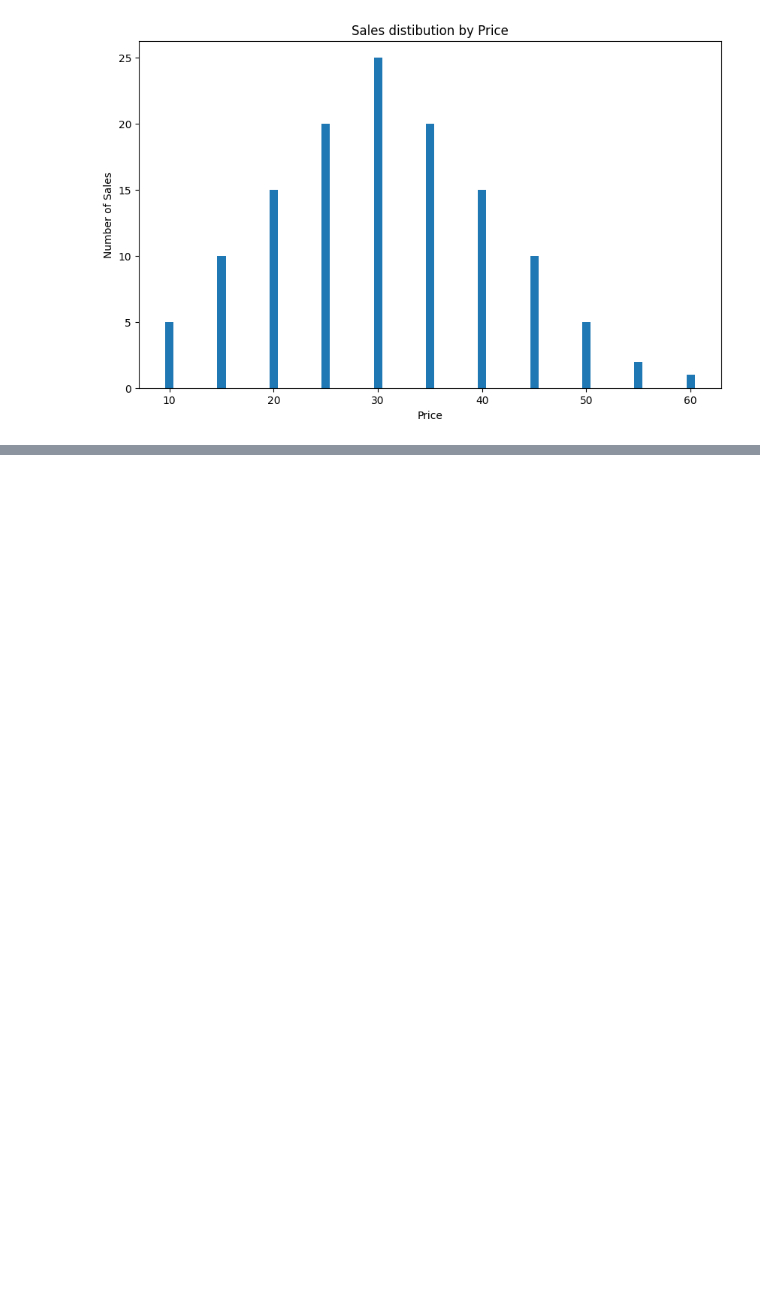
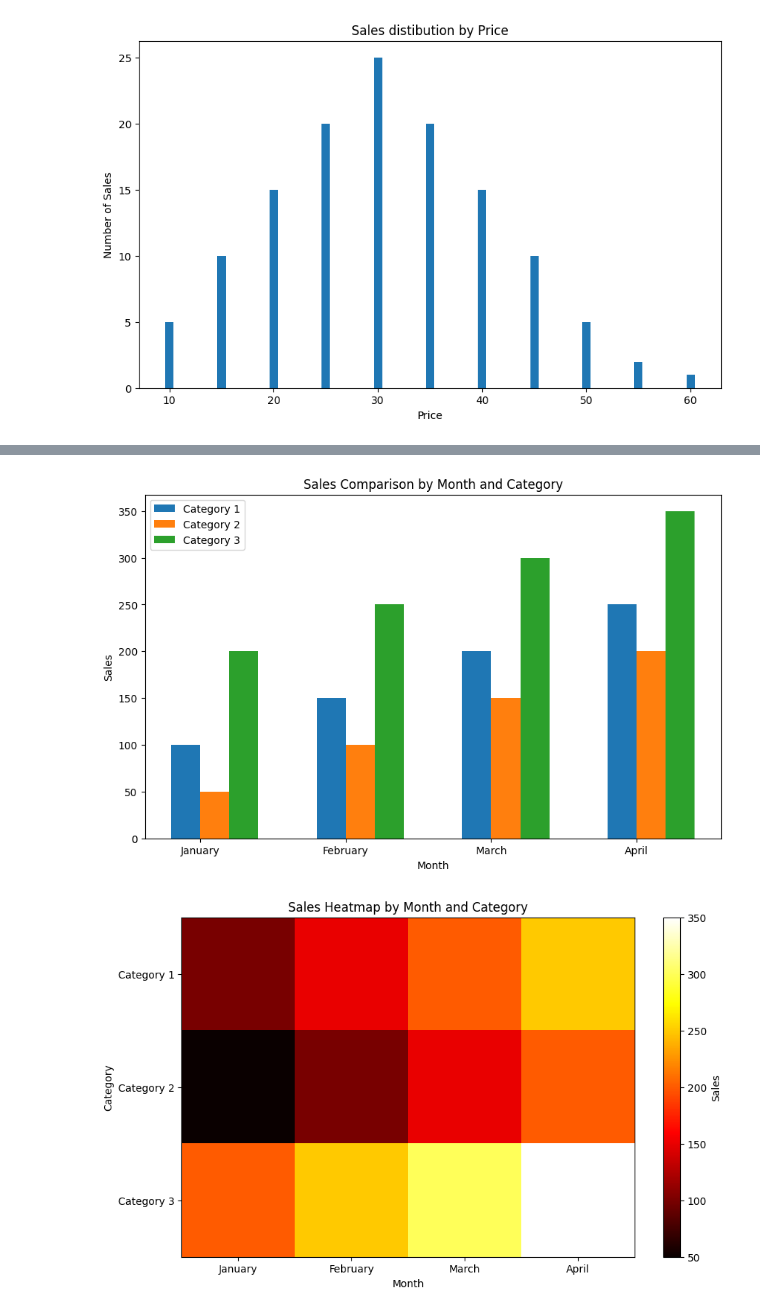
Before and after one commit to bertnyak/by-myself, a Jupyter notebook: jupyerLab/collected_data.ipynb, the cells around one changed output, grey strips where cells are left out. Saved outputs shown, nothing was run; the diff lists cells and outputs as text; code cells hidden in the pictures; blank space fills up the shorter version.

```diff
--- a/jupyerLab/collected_data.ipynb
+++ b/jupyerLab/collected_data.ipynb
@@ -135,0 +153,38 @@ plt.show()
+# %%
+import matplotlib.pyplot as plt
+import numpy as np
+
+categories = ['Category 1', 'Category 2', 'Category 3']
+month = ['January', 'February', 'March', 'April']
+sales = np.array([[100, 150, 200, 250], [50, 100, 150, 200], [200, 250, 300, 350]])
+
+plt.figure(figsize=(10, 6))
+bar_width = 0.2
+for i in range(len(categories)):
+    plt.bar(np.arange(len(month))+ i * bar_width,sales[i], width=bar_width, label=categories[i])
+
+plt.xlabel('Month')
+plt.ylabel('Sales')
+plt.title('Sales Comparison by Month and Category')
+plt.xticks(np.arange(len(month)) + bar_width * len(categories) - 1 / 2, month)
+plt.legend()
+plt.show()
+
+# Тепловая карта продаж по категориям и месяцам
+categories = ['Category 1', 'Category 2', 'Category 3']
+month = ['January', 'February', 'March', 'April']
+sales = np.array([[100, 150, 200, 250], [50, 100, 150, 200], [200, 250, 300, 350]])
+
+plt.figure(figsize=(10, 6))
+plt.imshow(sales, cmap='hot')
+
+plt.xlabel('Month')
+plt.ylabel('Category')
+plt.title('Sales Heatmap by Month and Category')
+plt.xticks(np.arange(len(month)), month)
+plt.yticks(np.arange(len(categories)), categories)
+plt.colorbar(label='Sales')
+plt.show()
+# %% [output]
+[figure, added]
+[figure, added]
```
Also changed, not shown: parts of 3 cells of this notebook, 11 other files.
